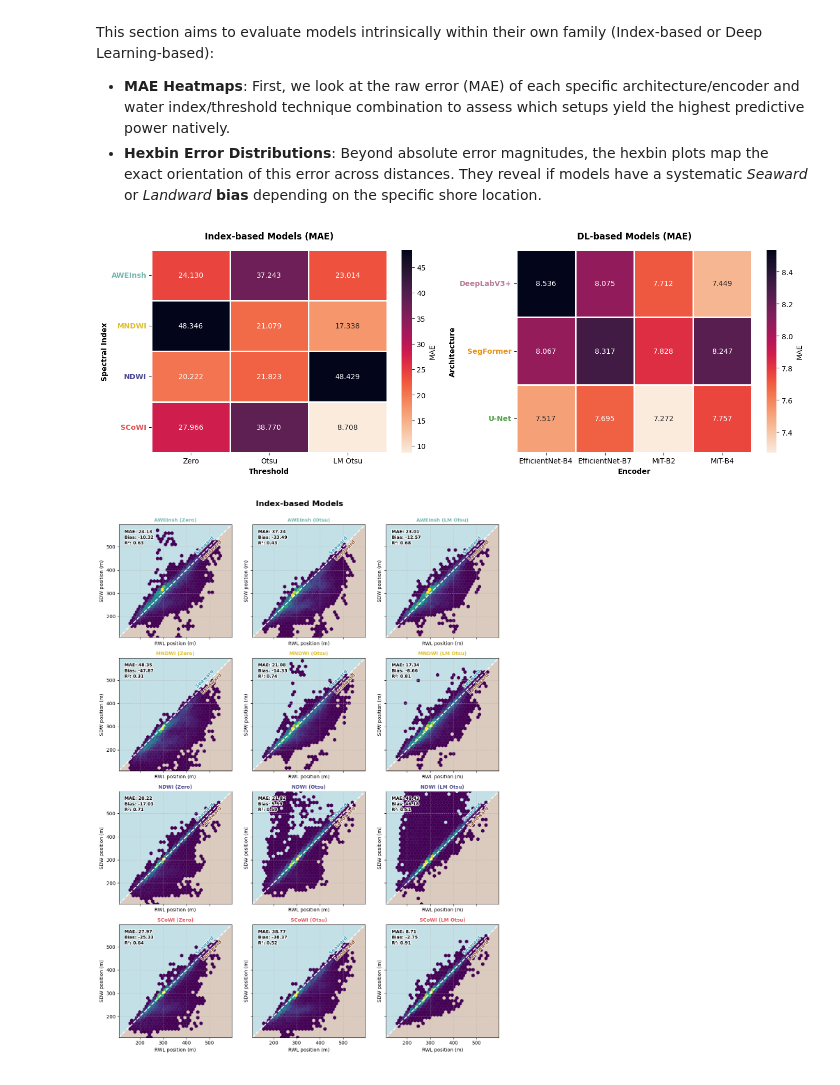
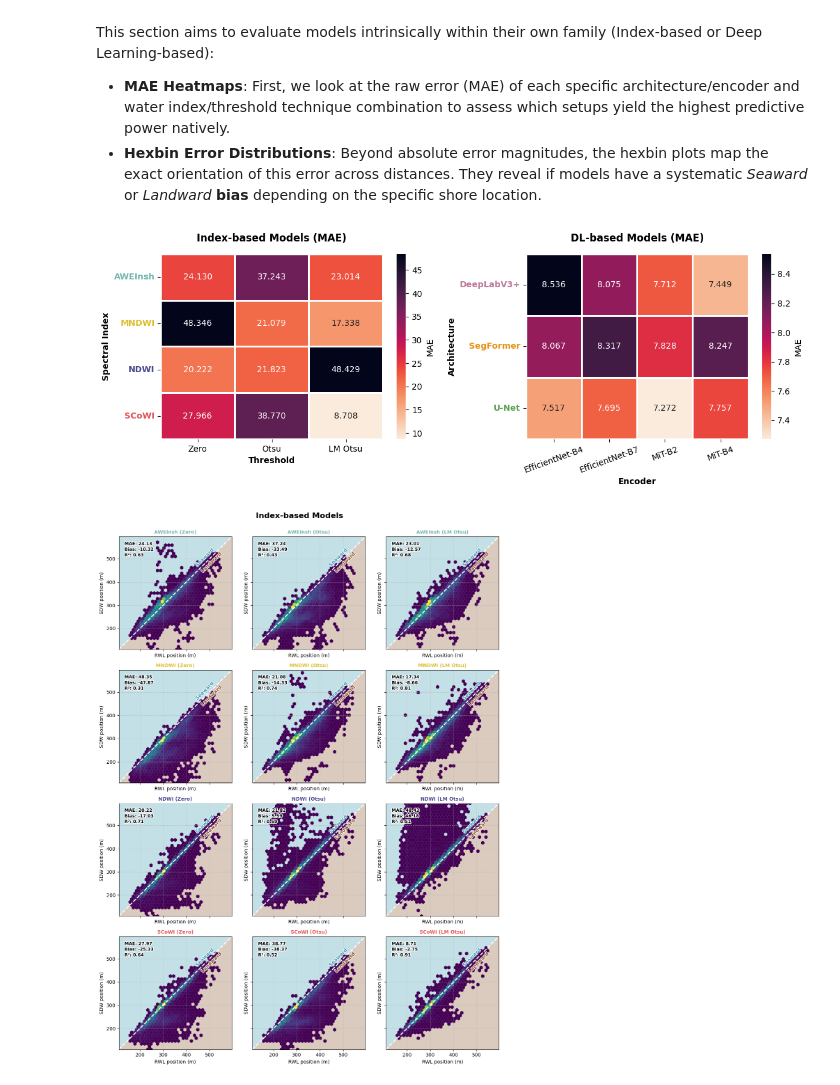
Before and after one commit to AlbertGallegoJimenez/sentinel2-coastline-benchmarking, a Jupyter notebook: notebooks/evaluate_offsets.ipynb, the cells around one changed output. Drawn from its saved outputs; the diff is of its cells as text; code cells hidden in the pictures.

```diff
--- a/notebooks/evaluate_offsets.ipynb
+++ b/notebooks/evaluate_offsets.ipynb
@@ -532,7 +532,7 @@ else:
 # ==========================================
 # 4. CREACIÓN DE LOS HEATMAPS
 # ==========================================
-fig, axes = plt.subplots(1, 2, figsize=(14, 5))
+fig, axes = plt.subplots(1, 2, figsize=(12, 4.5))
 
 # Panel izquierdo: Modelos basados en Índices
 sns.heatmap(
@@ -564,35 +564,39 @@ axes[0].grid(False)
 
 # Panel derecho: Modelos Deep Learning
 sns.heatmap(
     pivot_dl,
     annot=True,
     fmt=".3f",
     cmap=cmap_elegido,
     center=centro,
     vmin=min_val if share_colorbar else None,
     vmax=max_val if share_colorbar else None,
     linewidths=1,
     linecolor='white',
     cbar_kws={'label': metric_to_plot},
     ax=axes[1]
 )
 # Set custom colors for each y-tick label based on the model type
 for tick_label in axes[1].get_yticklabels():
     arch_name = tick_label.get_text().split()[0]  # Get the architecture name (e.g., "U-Net")
     color = model_colors.get(arch_name, "black")  # Default to black if not found
     tick_label.set_color(color)
     tick_label.set_fontweight('bold')  # Make y-tick labels bold
 axes[1].set_title(f"DL-based Models ({metric_to_plot})", fontsize=12, pad=15, fontweight='bold')
 axes[1].set_xlabel("Encoder", fontweight='bold')
 axes[1].set_ylabel("Architecture", fontweight='bold')
 axes[1].tick_params(axis='y', rotation=0)
-axes[1].tick_params(axis='x', rotation=0)
+axes[1].tick_params(axis='x', rotation=20)
 axes[1].grid(False)
 
 plt.tight_layout()
 plt.show()
+
+fig.savefig(
+    f"../results/figures/offsets_assessment/figure_heatmap_{metric_to_plot.lower()}.png",
+    dpi=300, bbox_inches='tight')
 # %% [output]
-[figure, old version]
+[figure, new version]
 # %%
 from matplotlib.colors import ListedColormap
 import matplotlib.patheffects as pe
```
Also changed, not shown: parts of 1 cell of this notebook, 15 other files.
